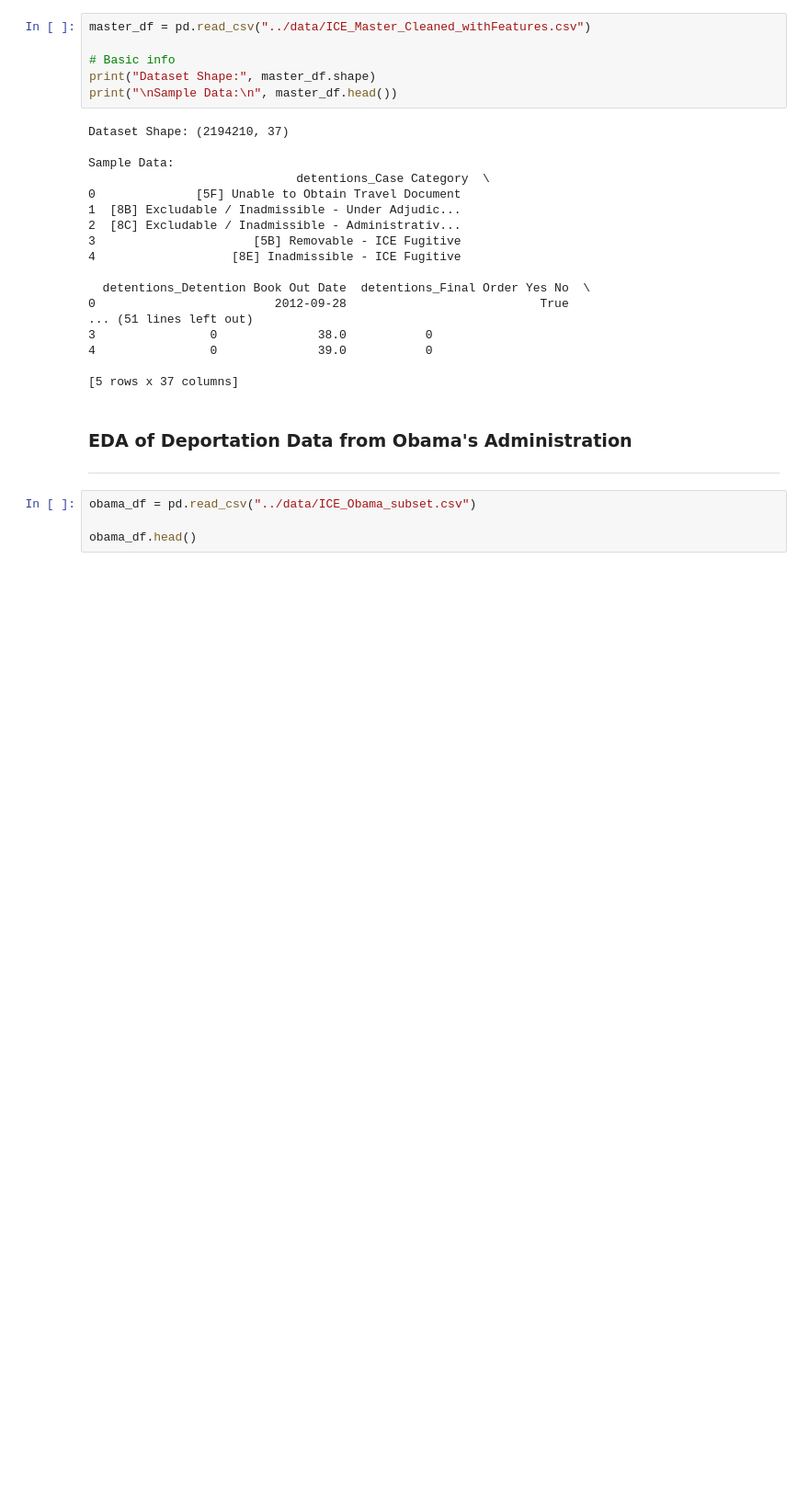
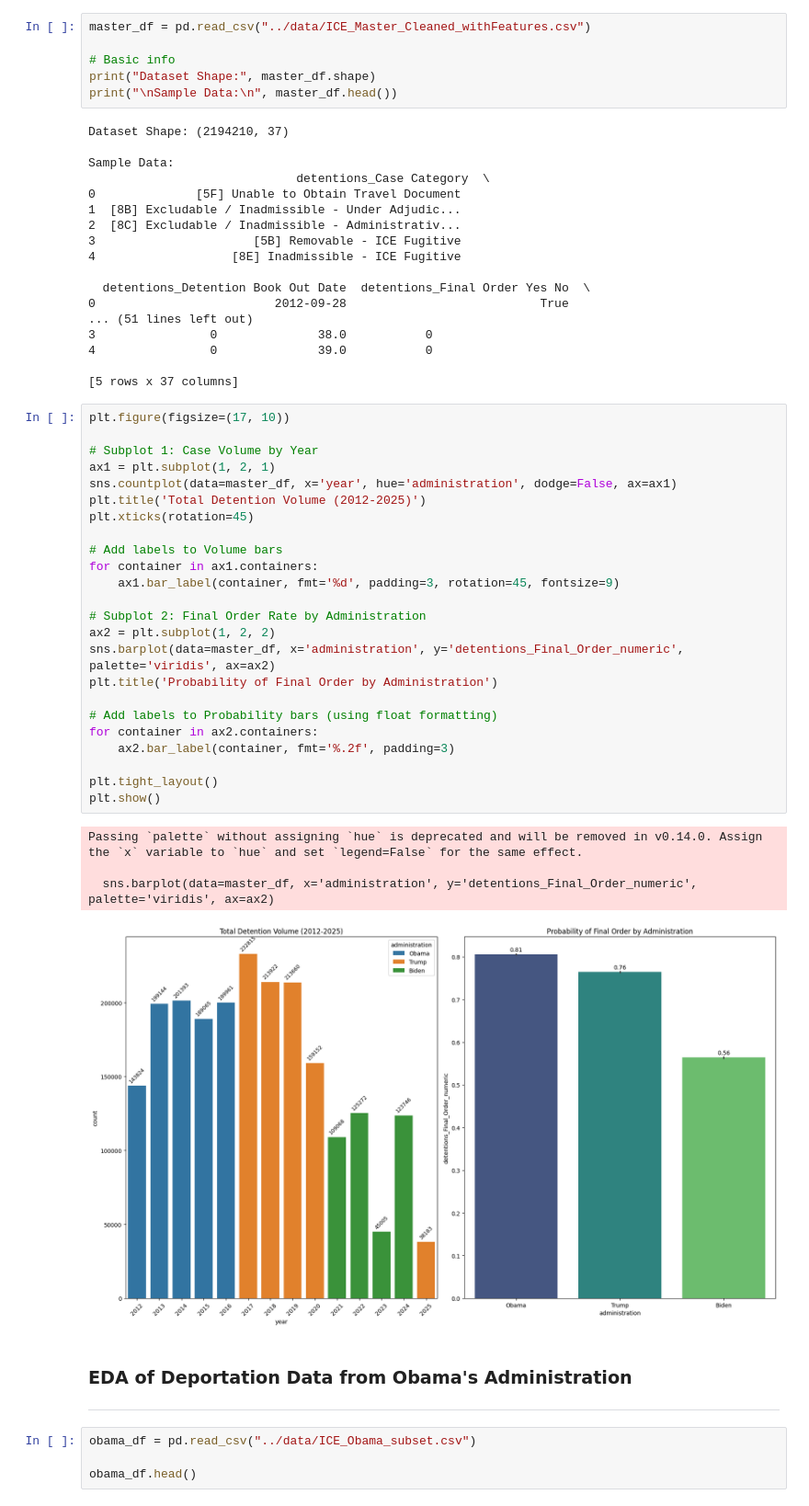
Before and after one commit to emilynnguyen1/ICE-Outcomes, a Jupyter notebook: notebooks/Exploratory-Data-Analysis.ipynb, the cells around one changed output. Shown at 92% size. Drawn from its saved outputs; the diff is of its cells as text; blank space fills up the shorter version.

Commit message:
eda visuals

```diff
--- a/notebooks/Exploratory-Data-Analysis.ipynb
+++ b/notebooks/Exploratory-Data-Analysis.ipynb
@@ -620,6 +613,35 @@ Sample Data:
 4                0              39.0           0
 
 [5 rows x 37 columns]
+# %%
+plt.figure(figsize=(17, 10))
+
+# Subplot 1: Case Volume by Year
+ax1 = plt.subplot(1, 2, 1)
+sns.countplot(data=master_df, x='year', hue='administration', dodge=False, ax=ax1)
+plt.title('Total Detention Volume (2012-2025)')
+plt.xticks(rotation=45)
+
+# Add labels to Volume bars
+for container in ax1.containers:
+    ax1.bar_label(container, fmt='%d', padding=3, rotation=45, fontsize=9)
+
+# Subplot 2: Final Order Rate by Administration
+ax2 = plt.subplot(1, 2, 2)
+sns.barplot(data=master_df, x='administration', y='detentions_Final_Order_numeric', palette='viridis', ax=ax2)
+plt.title('Probability of Final Order by Administration')
+
+# Add labels to Probability bars (using float formatting)
+for container in ax2.containers:
+    ax2.bar_label(container, fmt='%.2f', padding=3)
+
+plt.tight_layout()
+plt.show()
+# %% [output]
+Passing `palette` without assigning `hue` is deprecated and will be removed in v0.14.0. Assign the `x` variable to `hue` and set `legend=False` for the same effect.
+
+  sns.barplot(data=master_df, x='administration', y='detentions_Final_Order_numeric', palette='viridis', ax=ax2)
+[figure, added]
 # %% [markdown]
 ### EDA of Deportation Data from Obama's Administration
 ---
```
Also changed, not shown: parts of 13 cells of this notebook.
